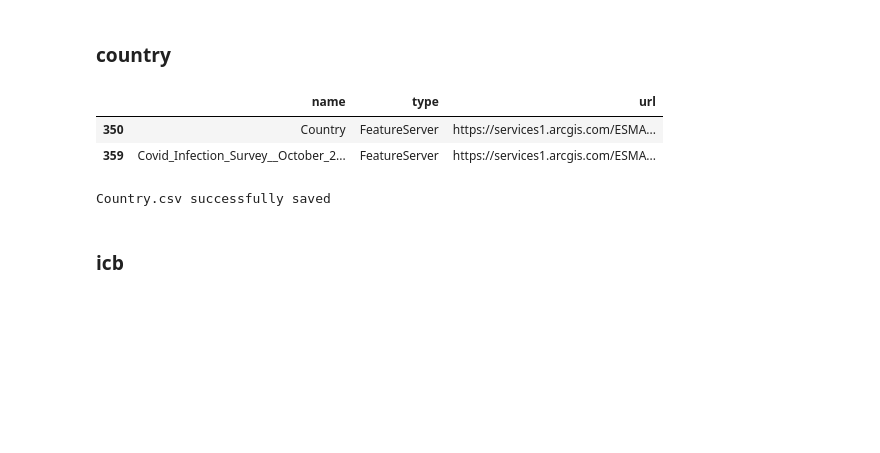
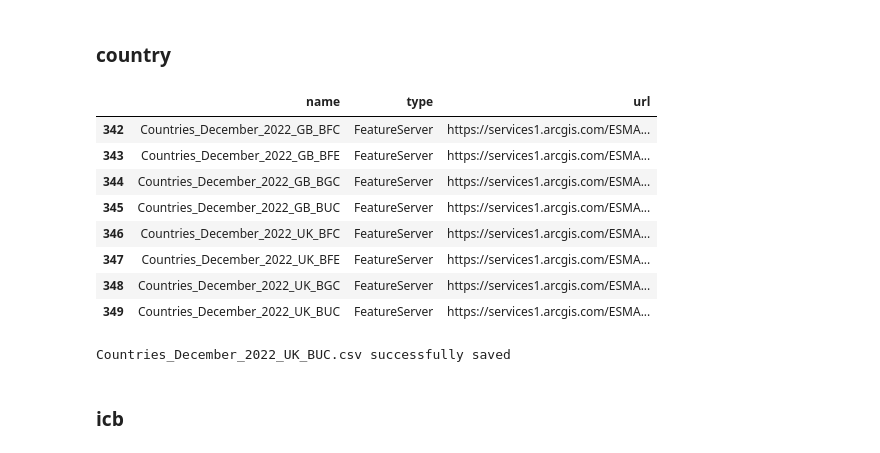
Before and after one commit to NIHR-BI/Health_Indicators, a Jupyter notebook: ons_open_geography.ipynb, the cells around one changed output. Drawn from its saved outputs; the diff is of its cells as text; code cells hidden in the pictures; blank space fills up the shorter version.

Commit message:
save uk countries

```diff
--- a/ons_open_geography.ipynb
+++ b/ons_open_geography.ipynb
@@ -77,16 +77,22 @@ def shape_name_contains(str1:str, str2:str):
     return shape_directory[(shape_directory['name'].str.lower().str.contains(str1)) & (shape_directory['name'].str.lower().str.contains(str2))]
 # %% [markdown]
 ### country
-# %%
-shape_name_contains("country", "")
-# %% [output]
-|  | name | type | url |
-| 350 | Country | FeatureServer | https://services1.arcgis.com/ESMA... |
-| 359 | Covid_Infection_Survey__October_2... | FeatureServer | https://services1.arcgis.com/ESMA... |
+# %%
+shape_name_contains("countr", "2022_")
+# %% [output]
+|  | name | type | url |
+| 342 | Countries_December_2022_GB_BFC | FeatureServer | https://services1.arcgis.com/ESMA... |
+| 343 | Countries_December_2022_GB_BFE | FeatureServer | https://services1.arcgis.com/ESMA... |
+| 344 | Countries_December_2022_GB_BGC | FeatureServer | https://services1.arcgis.com/ESMA... |
+| 345 | Countries_December_2022_GB_BUC | FeatureServer | https://services1.arcgis.com/ESMA... |
+| 346 | Countries_December_2022_UK_BFC | FeatureServer | https://services1.arcgis.com/ESMA... |
+| 347 | Countries_December_2022_UK_BFE | FeatureServer | https://services1.arcgis.com/ESMA... |
+| 348 | Countries_December_2022_UK_BGC | FeatureServer | https://services1.arcgis.com/ESMA... |
+| 349 | Countries_December_2022_UK_BUC | FeatureServer | https://services1.arcgis.com/ESMA... |
 # %%
-save_geojson_from_dataset_name('Country')
+save_geojson_from_dataset_name("Countries_December_2022_UK_BUC")
 # %% [output]
-Country.csv successfully saved
+Countries_December_2022_UK_BUC.csv successfully saved
 # %% [markdown]
 ### icb
 # %%
```
